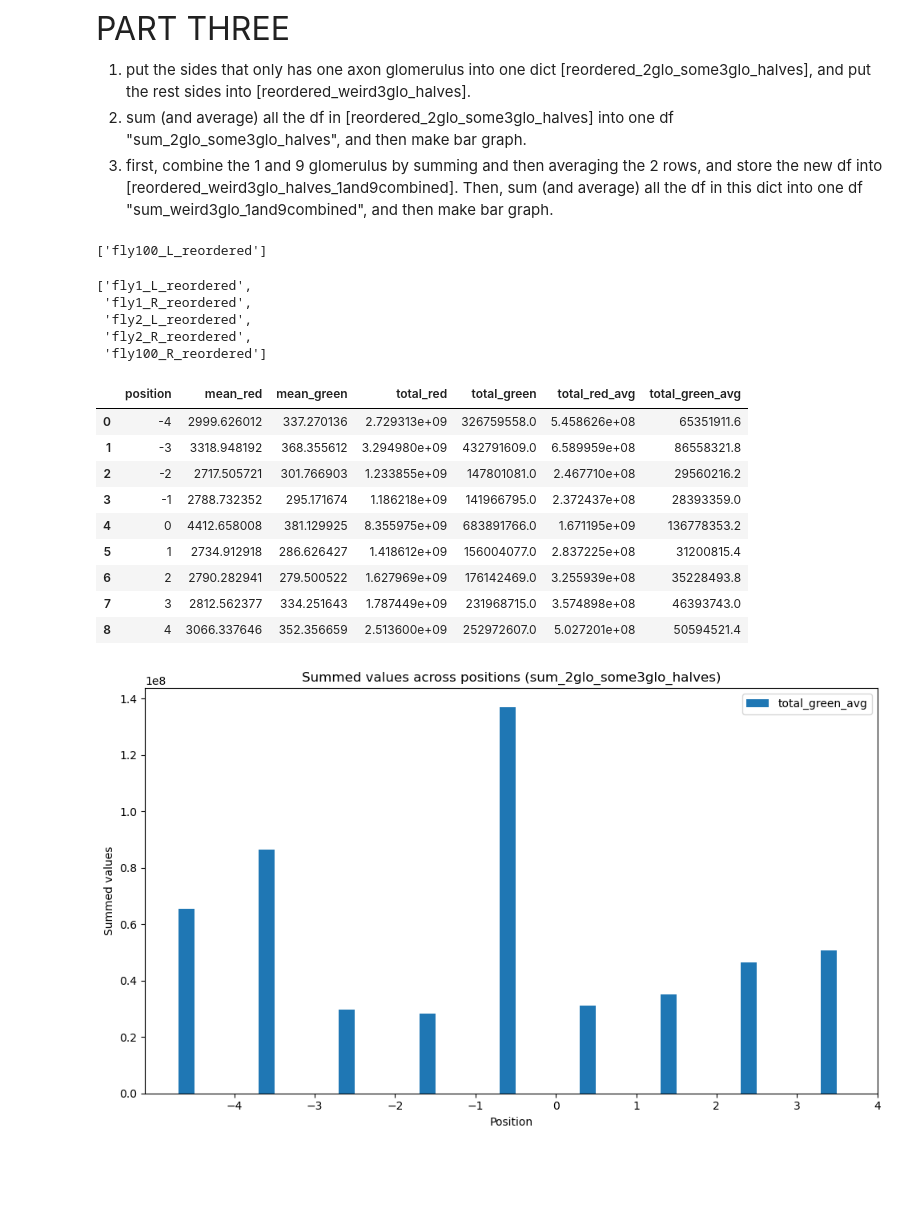
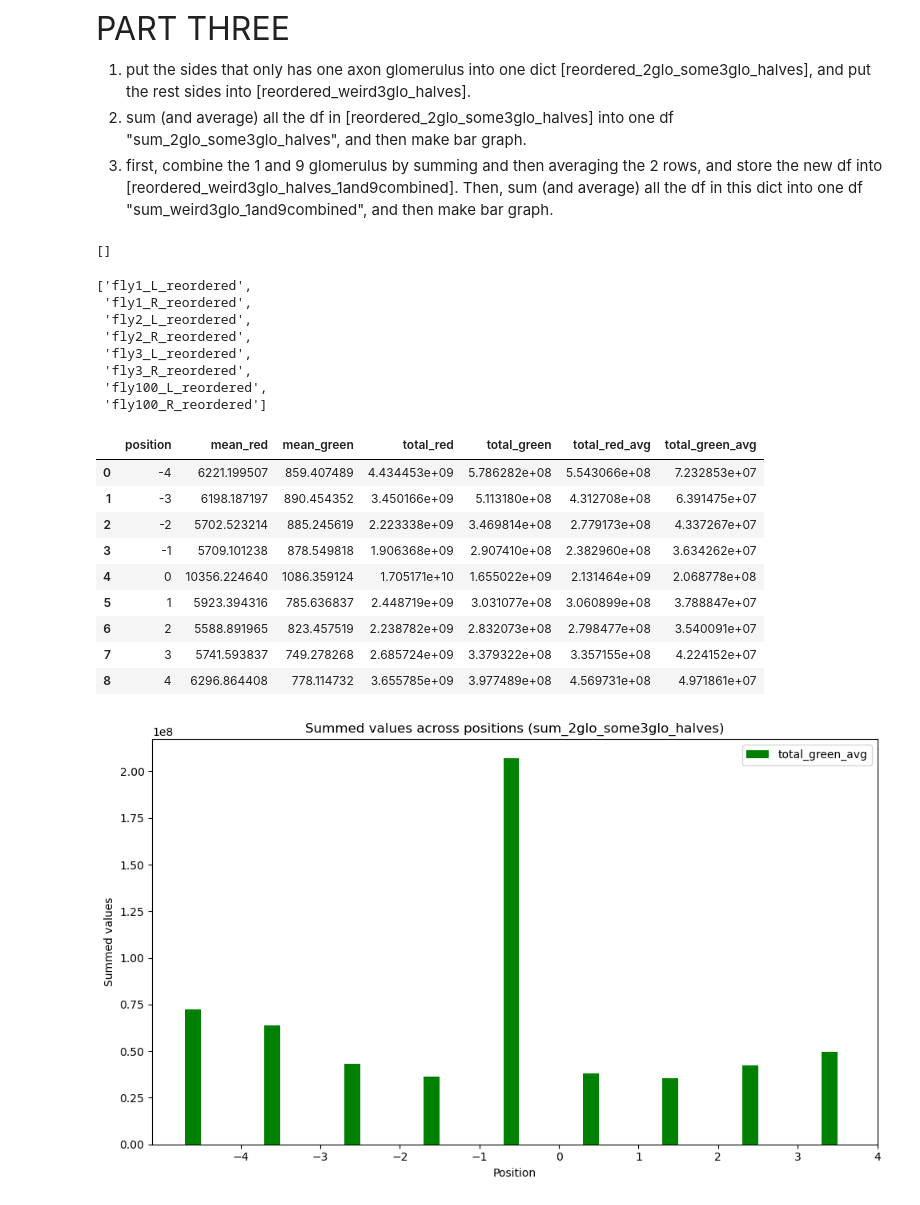
Before and after one commit to sansachenlelele/connectome_analysis_fisherlab, a Jupyter notebook: analysis_trend-25summer.ipynb, the cells around one changed output. Cells and saved outputs as stored; diff of their text form; code cells hidden in the pictures; blank space fills up the shorter version.

```diff
--- a/analysis_trend-25summer.ipynb
+++ b/analysis_trend-25summer.ipynb
@@ -52,7 +52,8 @@ glomeruli = ["L9","L8","L7","L6","L5","L4","L3","L2","L1",
 files = {
     "fly1": "/Users/fisherguest/Documents/Projects/connectome_analysis_fisherlab/mean signal value csv-25summer/fly1.csv",
     "fly2": "/Users/fisherguest/Documents/Projects/connectome_analysis_fisherlab/mean signal value csv-25summer/fly2.csv",
-    "fly3": "/Users/fisherguest/Documents/Projects/connectome_analysis_fisherlab/mean signal value csv-25summer/fly3.csv"
+    "fly3": "/Users/fisherguest/Documents/Projects/connectome_analysis_fisherlab/mean signal value csv-25summer/fly3.csv",
+    "fly100": "/Users/fisherguest/Documents/Projects/connectome_analysis_fisherlab/mean signal value csv-25summer/fly?.csv"         # this is the one fixed with ethanol so back quality.
 }
 # %%
 original = {
@@ -91,8 +92,8 @@ fly2 = pd.read_csv("/Users/fisherguest/Documents/Projects/connectome_analysis_fi
 '\nfly1 = pd.read_csv("/Users/fisherguest/Documents/Projects/connectome_analysis_fisherlab/single cell fly csv/fly1.csv", index_col=0).assign(glomerulus=glomeruli)[["glomerulus","mean_red","mean_green ...
 # %%
 fly_subtype = pd.DataFrame({
-    'fly': ['fly1','fly2', 'fly3'],
-    'subtype': ['L3R6','L4R5','L2R7']
+    'fly': ['fly1','fly2', 'fly3', 'fly100'],
+    'subtype': ['L3R6','L4R5','L2R7','L3R7']
 })
 # %%
 # these codes can handle 2 3glo situation.
@@ -272,3 +263,6 @@ reordered_3glo_halves['fly100_L_reordered']
+# %%
+# DELETE THIS LINE AFTER HAVING A 3glo BRAIN!!!!!!!!!!!!!!!!!!!!!!!!!!!!!!!!!!!!!!!!!!!!!!!!!!!!!!!!!!!!!!!!!!!!!!!!!!!!!!!!!!!!!!!!!!!!!!!!!!!!!!!!!
+reordered_3glo_halves = {}
 # %%
 # maybe combine reordered_2glo_halves and reordered_3glo_halves into a reordered_dfs
 reordered_halves_all = {**reordered_2glo_halves, **reordered_3glo_halves}
@@ -438,7 +434,7 @@ reordered_weird3glo_halves = {
 }
 list(reordered_weird3glo_halves.keys())
 # %% [output]
-['fly100_L_reordered']
+[]
 # %%
 list(reordered_2glo_some3glo_halves.keys())
 # %% [output]
@@ -446,6 +442,9 @@ list(reordered_2glo_some3glo_halves.keys())
  'fly1_R_reordered',
  'fly2_L_reordered',
  'fly2_R_reordered',
+ 'fly3_L_reordered',
+ 'fly3_R_reordered',
+ 'fly100_L_reordered',
  'fly100_R_reordered']
 # %%
 # sum and avg the distributions from [reordered_2glo_some3glo_halves]
@@ -491,39 +490,39 @@ else:
 sum_2glo_some3glo_halves
 # %% [output]
 |  | position | mean_red | mean_green | total_red | total_green | total_red_avg | total_green_avg |
-| 0 | -4 | 2999.626012 | 337.270136 | 2.729313e+09 | 326759558.0 | 5.458626e+08 | 65351911.6 |
-| 1 | -3 | 3318.948192 | 368.355612 | 3.294980e+09 | 432791609.0 | 6.589959e+08 | 86558321.8 |
-| 2 | -2 | 2717.505721 | 301.766903 | 1.233855e+09 | 147801081.0 | 2.467710e+08 | 29560216.2 |
-| 3 | -1 | 2788.732352 | 295.171674 | 1.186218e+09 | 141966795.0 | 2.372437e+08 | 28393359.0 |
-| 4 | 0 | 4412.658008 | 381.129925 | 8.355975e+09 | 683891766.0 | 1.671195e+09 | 136778353.2 |
-| 5 | 1 | 2734.912918 | 286.626427 | 1.418612e+09 | 156004077.0 | 2.837225e+08 | 31200815.4 |
-| 6 | 2 | 2790.282941 | 279.500522 | 1.627969e+09 | 176142469.0 | 3.255939e+08 | 35228493.8 |
-| 7 | 3 | 2812.562377 | 334.251643 | 1.787449e+09 | 231968715.0 | 3.574898e+08 | 46393743.0 |
-| 8 | 4 | 3066.337646 | 352.356659 | 2.513600e+09 | 252972607.0 | 5.027201e+08 | 50594521.4 |
+| 0 | -4 | 6221.199507 | 859.407489 | 4.434453e+09 | 5.786282e+08 | 5.543066e+08 | 7.232853e+07 |
+| 1 | -3 | 6198.187197 | 890.454352 | 3.450166e+09 | 5.113180e+08 | 4.312708e+08 | 6.391475e+07 |
+| 2 | -2 | 5702.523214 | 885.245619 | 2.223338e+09 | 3.469814e+08 | 2.779173e+08 | 4.337267e+07 |
+| 3 | -1 | 5709.101238 | 878.549818 | 1.906368e+09 | 2.907410e+08 | 2.382960e+08 | 3.634262e+07 |
+| 4 | 0 | 10356.224640 | 1086.359124 | 1.705171e+10 | 1.655022e+09 | 2.131464e+09 | 2.068778e+08 |
+| 5 | 1 | 5923.394316 | 785.636837 | 2.448719e+09 | 3.031077e+08 | 3.060899e+08 | 3.788847e+07 |
+| 6 | 2 | 5588.891965 | 823.457519 | 2.238782e+09 | 2.832073e+08 | 2.798477e+08 | 3.540091e+07 |
+| 7 | 3 | 5741.593837 | 749.278268 | 2.685724e+09 | 3.379322e+08 | 3.357155e+08 | 4.224152e+07 |
+| 8 | 4 | 6296.864408 | 778.114732 | 3.655785e+09 | 3.977489e+08 | 4.569731e+08 | 4.971861e+07 |
 # %%
 df = sum_2glo_some3glo_halves.copy()
 
 # positions (x-axis)
 x = df["position"].to_numpy()
 bar_width = 0.2
 
 # offsets for multiple bars
 offsets = np.arange(-(len(df.columns)-1)/2, (len(df.columns)-1)/2 + 1) * bar_width
 
 # columns to plot (skip the "position" column)
 cols = ["total_green_avg"]
 
 plt.figure(figsize=(10, 6))
 
 for i, col in enumerate(cols):
-    plt.bar(x + offsets[i], df[col], width=bar_width, label=col)
+    plt.bar(x + offsets[i], df[col], width=bar_width, label=col, color='green')
 
 plt.xlabel("Position")
 plt.ylabel("Summed values")
 plt.title("Summed values across positions (sum_2glo_some3glo_halves)")
 plt.xticks(x)
 plt.legend()
 plt.tight_layout()
 plt.show()
 # %% [output]
-[figure, old version]
+[figure, new version]
```
Also changed, not shown: parts of 10 cells of this notebook, 2 other files.
